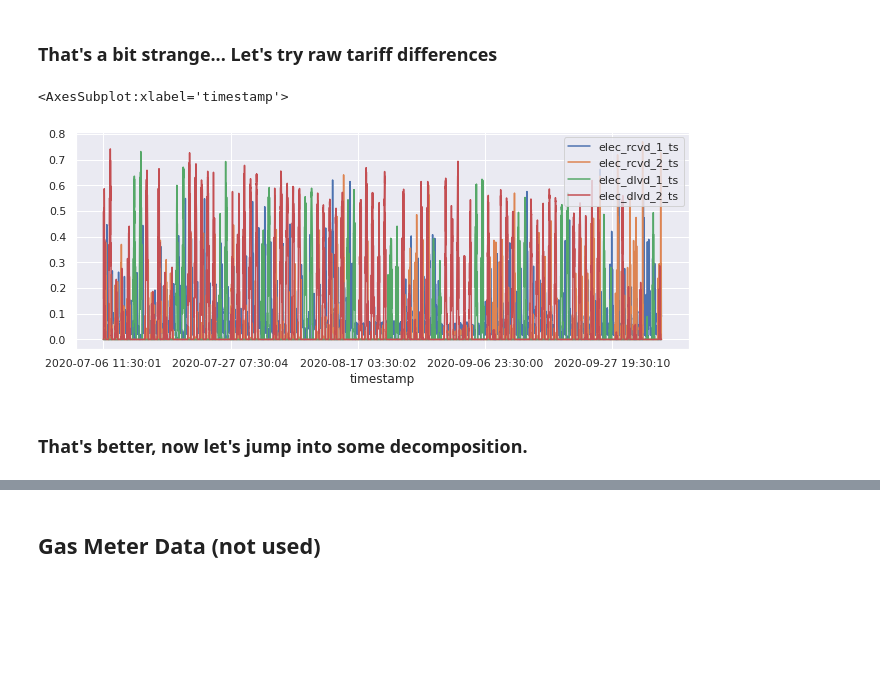
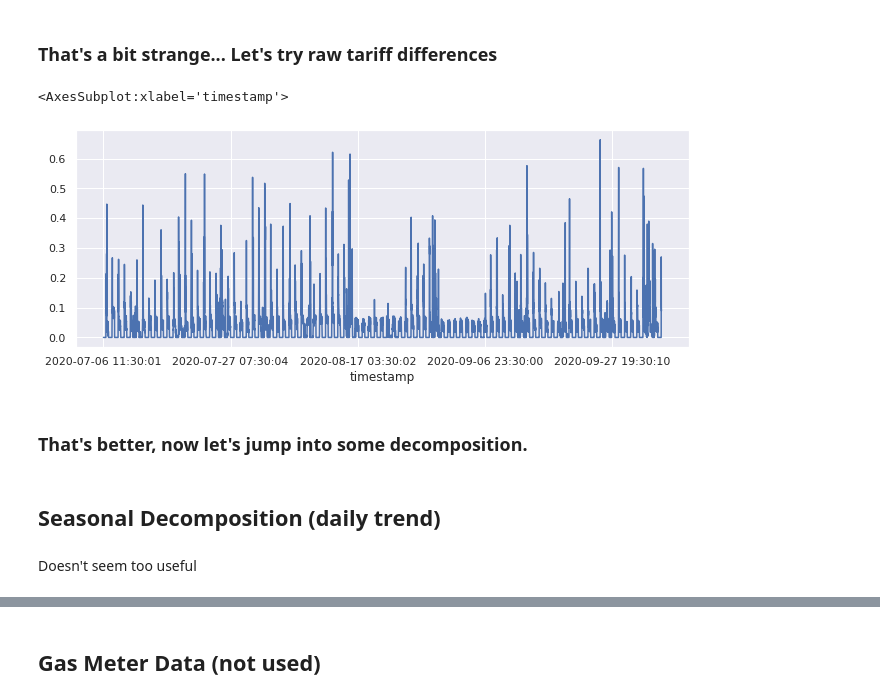
Before and after one commit to govi218/energenies, a Jupyter notebook: notebooks/signal-processing.ipynb, the cells around one changed output, grey strips where cells are left out. Drawn from its saved outputs; the diff is of its cells as text; code cells hidden in the pictures; blank space fills up the shorter version.

```diff
--- a/notebooks/signal-processing.ipynb
+++ b/notebooks/signal-processing.ipynb
@@ -133,13 +137,17 @@ df1 = differences(df1, 'electricity_delivered_tariff2', 'elec_dlvd_2_ts')
 # %%
 df1 = df1.set_index('timestamp')
 num_cols = ['elec_rcvd_1_ts',
             'elec_rcvd_2_ts',
             'elec_dlvd_1_ts',
             'elec_dlvd_2_ts']
-df1[num_cols] = df1[num_cols].astype(float)
-df1[num_cols].plot()
+df1['elec_rcvd_1_ts'] = df1['elec_rcvd_1_ts'].astype(float)
+df1['elec_rcvd_1_ts'].plot()
 # %% [output]
 <AxesSubplot:xlabel='timestamp'>
-[figure, old version]
+[figure, new version]
 # %% [markdown]
 ### That's better, now let's jump into some decomposition.
+# %% [markdown]
+## Seasonal Decomposition (daily trend)
+# %% [markdown]
+Doesn't seem too useful
```
Also changed, not shown: parts of 22 cells of this notebook, 1 other file.
